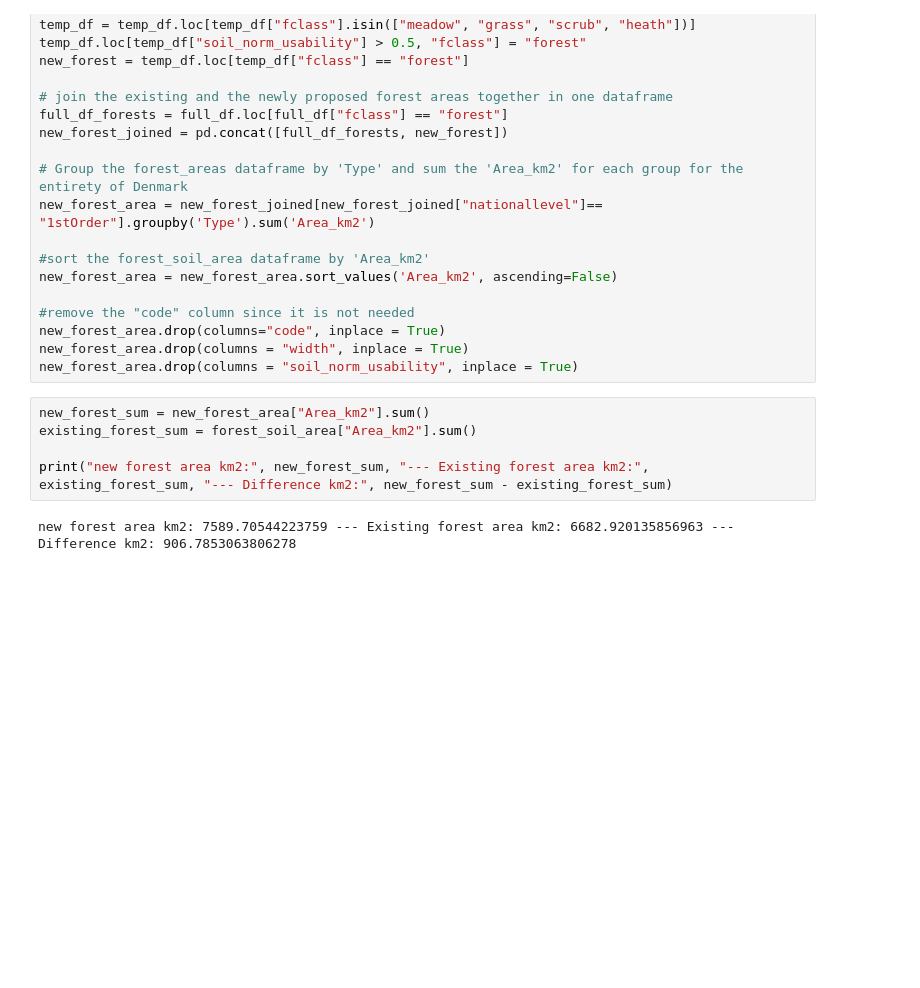
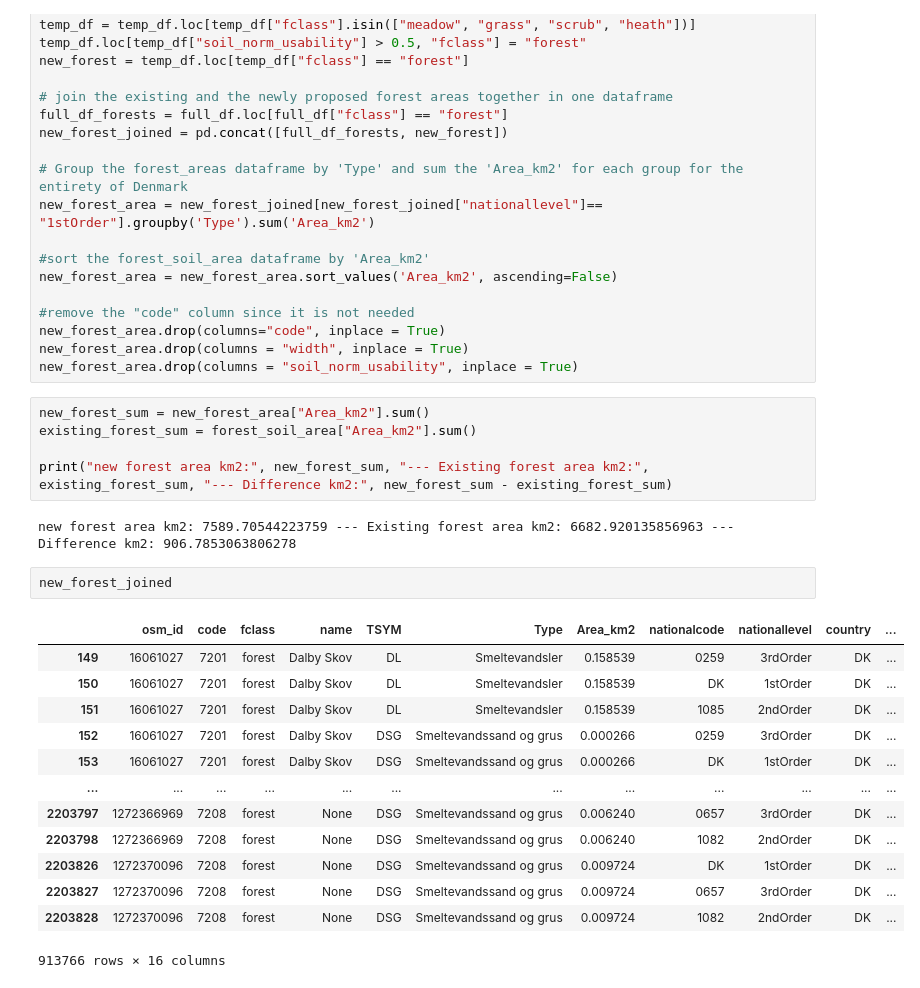
Before and after one commit to kaspargesII/GeospatialCourseProject, a Jupyter notebook: OSM_notebook.ipynb, the cells around one changed output. Drawn from its saved outputs; the diff is of its cells as text; blank space fills up the shorter version.

```diff
--- a/OSM_notebook.ipynb
+++ b/OSM_notebook.ipynb
@@ -310,3 +310,19 @@ existing_forest_sum = forest_soil_area["Area_km2"].sum()
 print("new forest area km2:", new_forest_sum, "--- Existing forest area km2:", existing_forest_sum, "--- Difference km2:", new_forest_sum - existing_forest_sum)
 # %% [output]
 new forest area km2: 7589.70544223759 --- Existing forest area km2: 6682.920135856963 --- Difference km2: 906.7853063806278
+# %%
+new_forest_joined
+# %% [output]
+|  | osm_id | code | fclass | name | TSYM | Type | Area_km2 | nationalcode | nationallevel | country | ... |
+| 149 | 16061027 | 7201 | forest | Dalby Skov | DL | Smeltevandsler | 0.158539 | 0259 | 3rdOrder | DK | ... |
+| 150 | 16061027 | 7201 | forest | Dalby Skov | DL | Smeltevandsler | 0.158539 | DK | 1stOrder | DK | ... |
+| 151 | 16061027 | 7201 | forest | Dalby Skov | DL | Smeltevandsler | 0.158539 | 1085 | 2ndOrder | DK | ... |
+| 152 | 16061027 | 7201 | forest | Dalby Skov | DSG | Smeltevandssand og grus | 0.000266 | 0259 | 3rdOrder | DK | ... |
+| 153 | 16061027 | 7201 | forest | Dalby Skov | DSG | Smeltevandssand og grus | 0.000266 | DK | 1stOrder | DK | ... |
+| ... | ... | ... | ... | ... | ... | ... | ... | ... | ... | ... | ... |
+| 2203797 | 1272366969 | 7208 | forest | None | DSG | Smeltevandssand og grus | 0.006240 | 0657 | 3rdOrder | DK | ... |
+| 2203798 | 1272366969 | 7208 | forest | None | DSG | Smeltevandssand og grus | 0.006240 | 1082 | 2ndOrder | DK | ... |
+| 2203826 | 1272370096 | 7208 | forest | None | DSG | Smeltevandssand og grus | 0.009724 | DK | 1stOrder | DK | ... |
+| 2203827 | 1272370096 | 7208 | forest | None | DSG | Smeltevandssand og grus | 0.009724 | 0657 | 3rdOrder | DK | ... |
+| 2203828 | 1272370096 | 7208 | forest | None | DSG | Smeltevandssand og grus | 0.009724 | 1082 | 2ndOrder | DK | ... |
+913766 rows × 16 columns
```
Also changed, not shown: 1 other file.
